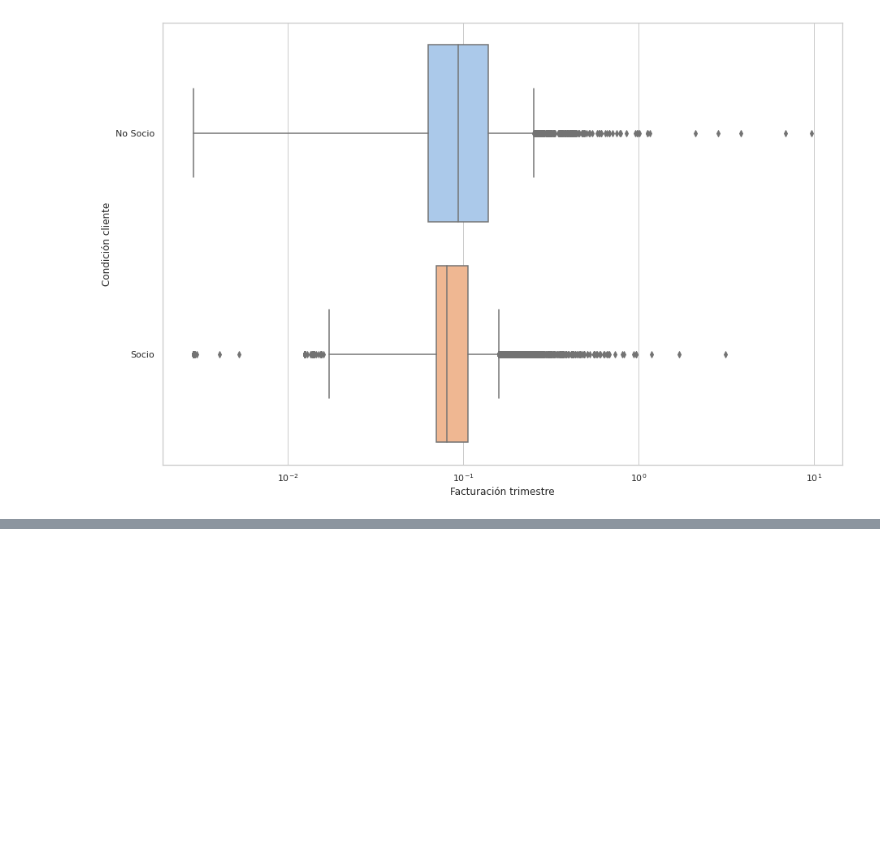
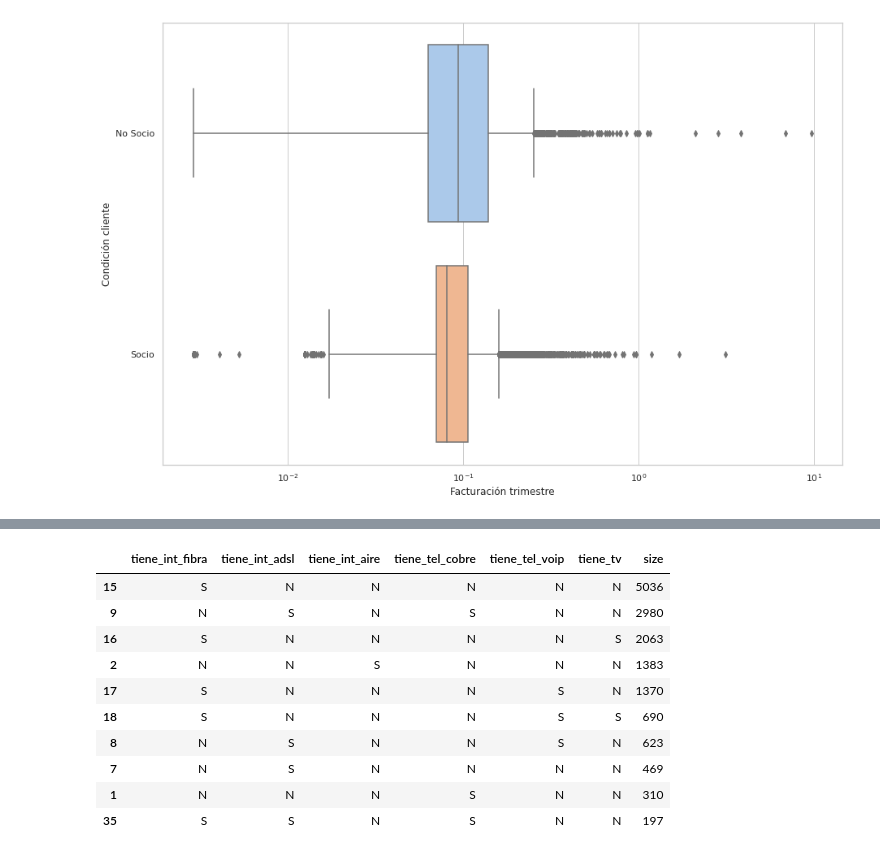
Before and after one commit to fmorosini/data-science-coderhouse, a Jupyter notebook: Dataset-Morosini-Francisco.ipynb, the cells around one changed output, grey strips where cells are left out. Saved outputs shown, nothing was run; the diff lists cells and outputs as text; code cells hidden in the pictures; blank space fills up the shorter version.

```diff
--- a/Dataset-Morosini-Francisco.ipynb
+++ b/Dataset-Morosini-Francisco.ipynb
@@ -508,0 +511,11 @@ _ = ax.set_ylabel ('Condición cliente')
+# %%
+# Armo undataframe sólo con las columnas de tipo de servicio por cliente
+clientes_final_tipo_servicio = clientes_final.loc[:,['int_adsl','int_fibra','int_aire','tel_cobre','tel_voip','tv']]
+# %%
+# Creo campos categóricos de si tienen o no cierto tipo de servicio (quiero ver las combinaciones no las cantidades)
+clientes_final_tipo_servicio['tiene_int_adsl'] = clientes_final_tipo_servicio['int_adsl'].apply(lambda x : 'S' if x > 0 else 'N')
+clientes_final_tipo_servicio['tiene_int_fibra'] = clientes_final_tipo_servicio['int_fibra'].apply(lambda x : 'S' if x > 0 else 'N')
+clientes_final_tipo_servicio['tiene_int_aire'] = clientes_final_tipo_servicio['int_aire'].apply(lambda x : 'S' if x > 0 else 'N')
+clientes_final_tipo_servicio['tiene_tel_cobre'] = clientes_final_tipo_servicio['tel_cobre'].apply(lambda x : 'S' if x > 0 else 'N')
+clientes_final_tipo_servicio['tiene_tel_voip'] = clientes_final_tipo_servicio['tel_voip'].apply(lambda x : 'S' if x > 0 else 'N')
+clientes_final_tipo_servicio['tiene_tv'] = clientes_final_tipo_servicio['tv'].apply(lambda x : 'S' if x > 0 else 'N')
@@ -508,0 +544,15 @@ _ = ax.set_ylabel ('Condición cliente')
+# %%
+# Me interesa el top 10 de los productos que más se venden combinados con otros, y qué combinaciones son las más vendidas
+combinaciones_productos.sort_values(by='size',ascending=False).head(10)
+# %% [output]
+|  | tiene_int_fibra | tiene_int_adsl | tiene_int_aire | tiene_tel_cobre | tiene_tel_voip | tiene_tv | size |
+| 15 | S | N | N | N | N | N | 5036 |
+| 9 | N | S | N | S | N | N | 2980 |
+| 16 | S | N | N | N | N | S | 2063 |
+| 2 | N | N | S | N | N | N | 1383 |
+| 17 | S | N | N | N | S | N | 1370 |
+| 18 | S | N | N | N | S | S | 690 |
+| 8 | N | S | N | N | S | N | 623 |
+| 7 | N | S | N | N | N | N | 469 |
+| 1 | N | N | N | S | N | N | 310 |
+| 35 | S | S | N | S | N | N | 197 |
```
Also changed, not shown: parts of 9 cells of this notebook.
